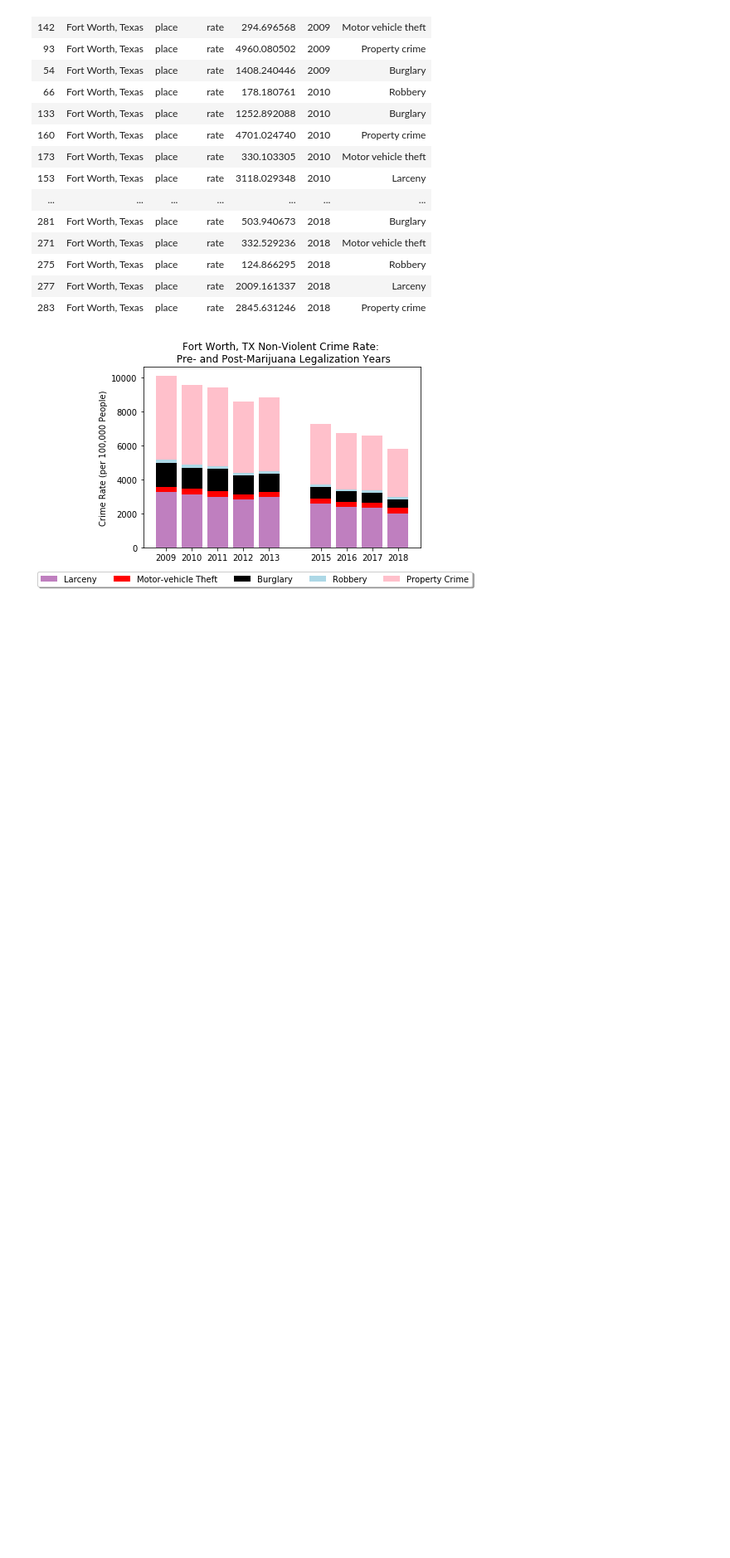
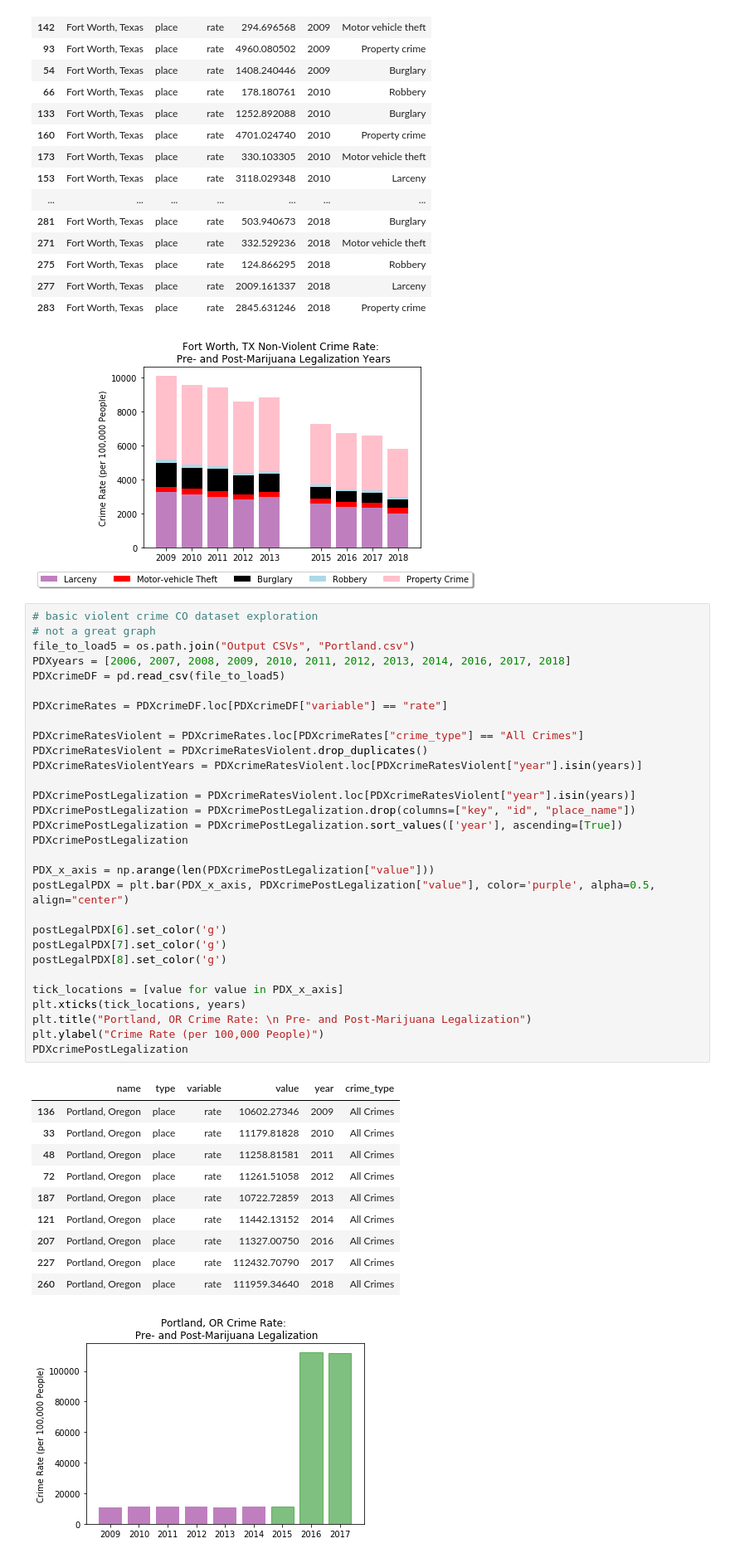
Before and after one commit to rose-gonoud/project1, a Jupyter notebook: CO_NY_CA_TX_OR_VA - finalAnalysis.ipynb, the cells around one changed output. Shown at 83% size. Cells and saved outputs as stored; diff of their text form; blank space fills up the shorter version.

```diff
--- a/CO_NY_CA_TX_finalAnalysis.ipynb
+++ b/CO_NY_CA_TX_OR_VA - finalAnalysis.ipynb
@@ -686,3 +675,45 @@ TXcrimeRatesNVComparison
 | 277 | Fort Worth, Texas | place | rate | 2009.161337 | 2018 | Larceny |
 | 283 | Fort Worth, Texas | place | rate | 2845.631246 | 2018 | Property crime |
 [figure]
+# %%
+# basic violent crime CO dataset exploration
+# not a great graph
+file_to_load5 = os.path.join("Output CSVs", "Portland.csv")
+PDXyears = [2006, 2007, 2008, 2009, 2010, 2011, 2012, 2013, 2014, 2016, 2017, 2018]
+PDXcrimeDF = pd.read_csv(file_to_load5)
+
+PDXcrimeRates = PDXcrimeDF.loc[PDXcrimeDF["variable"] == "rate"]
+
+PDXcrimeRatesViolent = PDXcrimeRates.loc[PDXcrimeRates["crime_type"] == "All Crimes"]
+PDXcrimeRatesViolent = PDXcrimeRatesViolent.drop_duplicates()
+PDXcrimeRatesViolentYears = PDXcrimeRatesViolent.loc[PDXcrimeRatesViolent["year"].isin(years)]
+
+PDXcrimePostLegalization = PDXcrimeRatesViolent.loc[PDXcrimeRatesViolent["year"].isin(years)]
+PDXcrimePostLegalization = PDXcrimePostLegalization.drop(columns=["key", "id", "place_name"])
+PDXcrimePostLegalization = PDXcrimePostLegalization.sort_values(['year'], ascending=[True])
+PDXcrimePostLegalization
+
+PDX_x_axis = np.arange(len(PDXcrimePostLegalization["value"]))
+postLegalPDX = plt.bar(PDX_x_axis, PDXcrimePostLegalization["value"], color='purple', alpha=0.5, align="center")
+
+postLegalPDX[6].set_color('g')
+postLegalPDX[7].set_color('g')
+postLegalPDX[8].set_color('g')
+
+tick_locations = [value for value in PDX_x_axis]
+plt.xticks(tick_locations, years)
+plt.title("Portland, OR Crime Rate: \n Pre- and Post-Marijuana Legalization")
+plt.ylabel("Crime Rate (per 100,000 People)")
+PDXcrimePostLegalization
+# %% [output]
+|  | name | type | variable | value | year | crime_type |
+| 136 | Portland, Oregon | place | rate | 10602.27346 | 2009 | All Crimes |
+| 33 | Portland, Oregon | place | rate | 11179.81828 | 2010 | All Crimes |
+| 48 | Portland, Oregon | place | rate | 11258.81581 | 2011 | All Crimes |
+| 72 | Portland, Oregon | place | rate | 11261.51058 | 2012 | All Crimes |
+| 187 | Portland, Oregon | place | rate | 10722.72859 | 2013 | All Crimes |
+| 121 | Portland, Oregon | place | rate | 11442.13152 | 2014 | All Crimes |
+| 207 | Portland, Oregon | place | rate | 11327.00750 | 2016 | All Crimes |
+| 227 | Portland, Oregon | place | rate | 112432.70790 | 2017 | All Crimes |
+| 260 | Portland, Oregon | place | rate | 111959.34640 | 2018 | All Crimes |
+[figure, added]
```
Also changed, not shown: parts of 12 cells of this notebook, 10 other files.
